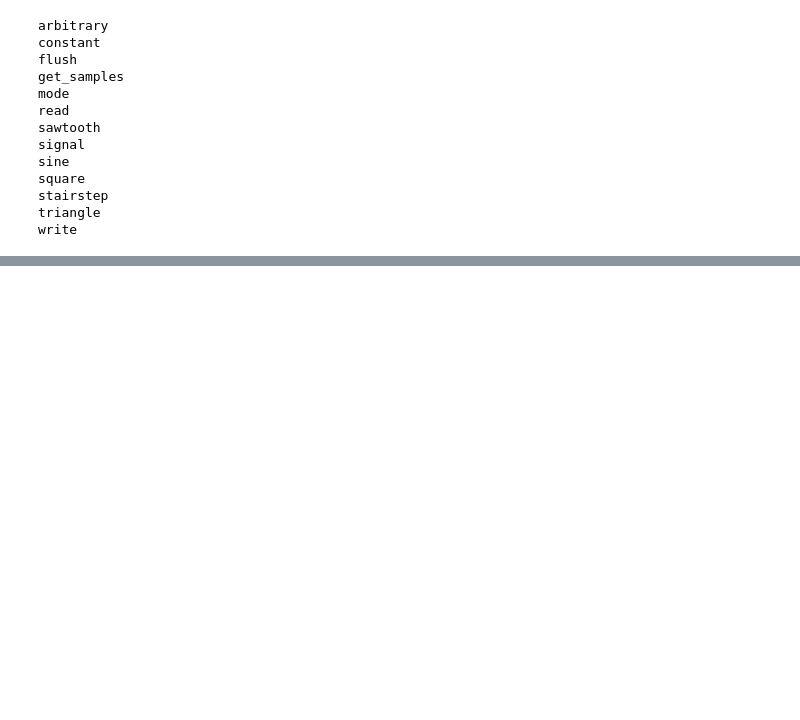
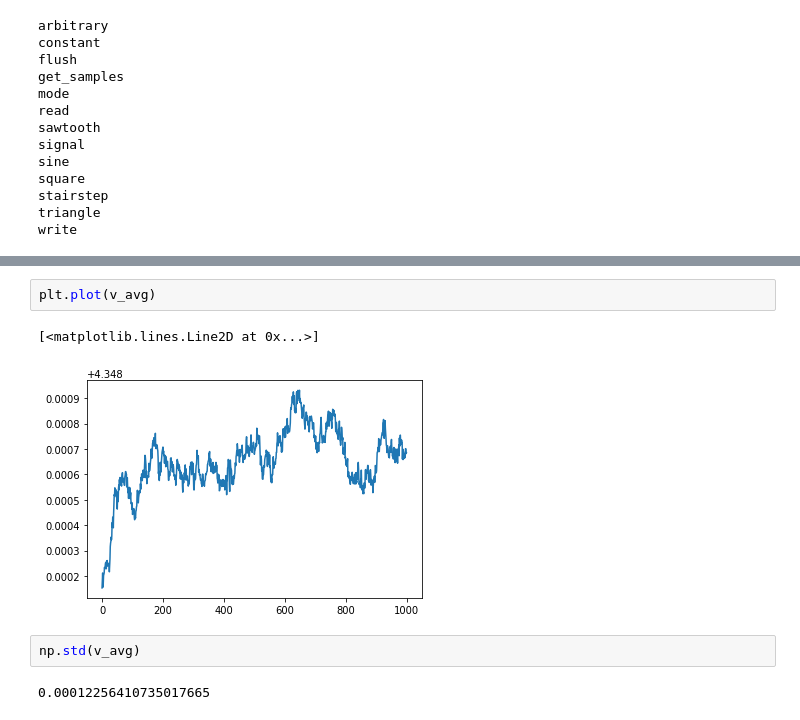
Before and after one commit to gsteele13/gary-misc-notebooks, a Jupyter notebook: Test ADALM1000.ipynb, the cells around one changed output, grey strips where cells are left out. Saved outputs shown, nothing was run; the diff lists cells and outputs as text; blank space fills up the shorter version.

```diff
--- a/Test ADALM1000.ipynb
+++ b/Test ADALM1000.ipynb
@@ -127,0 +317,9 @@ https://github.com/analogdevicesinc/alice/blob/Version-1.3/ohm-meter-vdiv-1.3.py
+# %%
+plt.plot(v_avg)
+# %% [output]
+[<matplotlib.lines.Line2D at 0x...>]
+[figure, added]
+# %%
+np.std(v_avg)
+# %% [output]
+0.00012256410735017665
```
Also changed, not shown: parts of 38 cells of this notebook, 1 other file.
